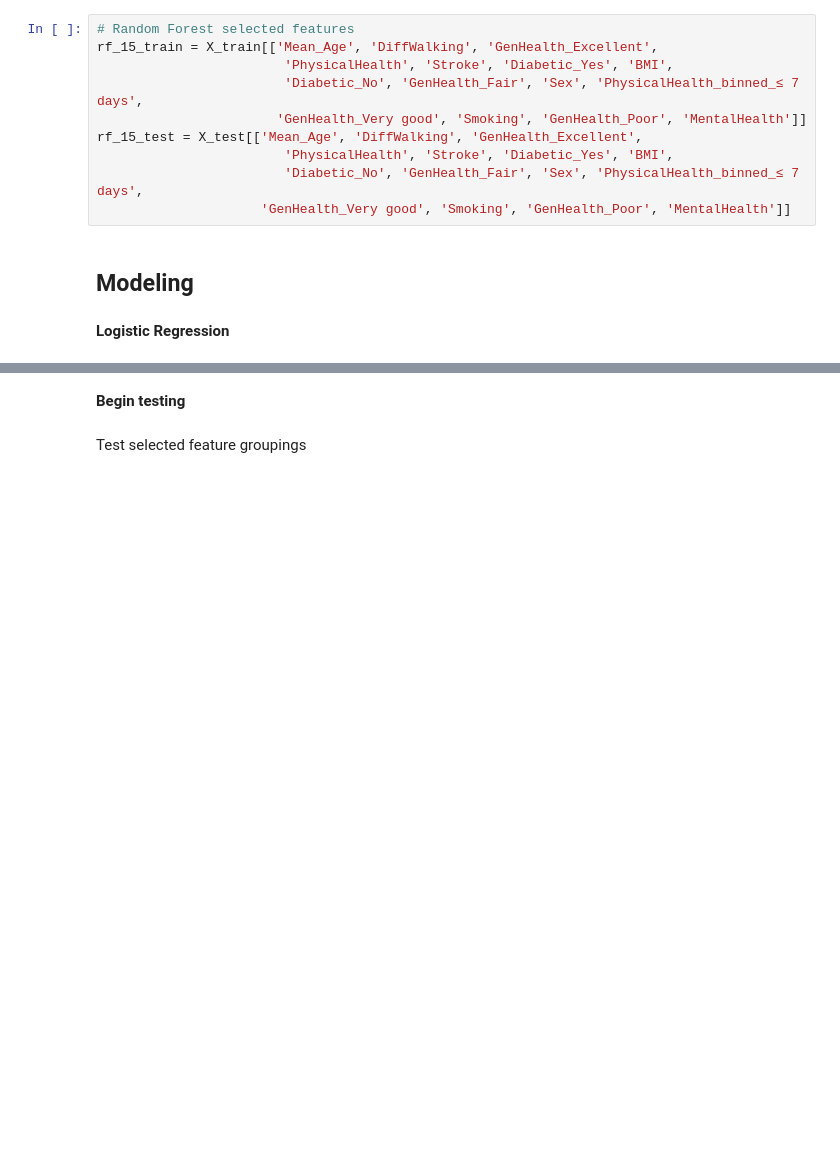
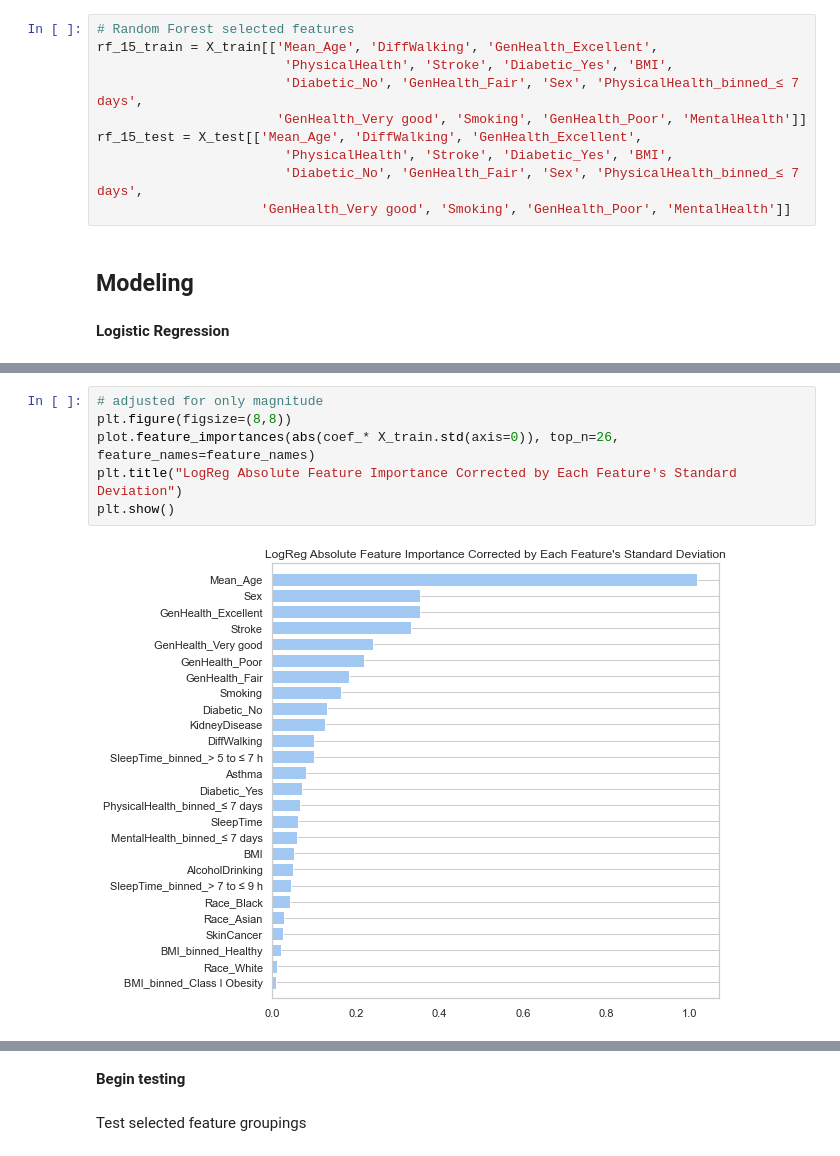
Before and after one commit to phebecarlson/Capstone-Two, a Jupyter notebook: Feature selection - Heart Disease Indicators.ipynb, the cells around one changed output, grey strips where cells are left out. Cells and saved outputs as stored; diff of their text form; blank space fills up the shorter version.

```diff
--- a/Feature selection - Heart Disease Indicators.ipynb
+++ b/Feature selection - Heart Disease Indicators.ipynb
@@ -375,3 +497,11 @@ plt.show()
+# %%
+# adjusted for only magnitude
+plt.figure(figsize=(8,8))
+plot.feature_importances(abs(coef_* X_train.std(axis=0)), top_n=26, feature_names=feature_names)
+plt.title("LogReg Absolute Feature Importance Corrected by Each Feature's Standard Deviation")
+plt.show()
+# %% [output]
+[figure, added]
 # %%
 # plot coefs after scaling with standard deviation
 coefs = pd.DataFrame(coef_ * X_train.std(axis=0), columns=["Coefficient importance"],index=feature_names)
```
Also changed, not shown: parts of 44 cells of this notebook.
